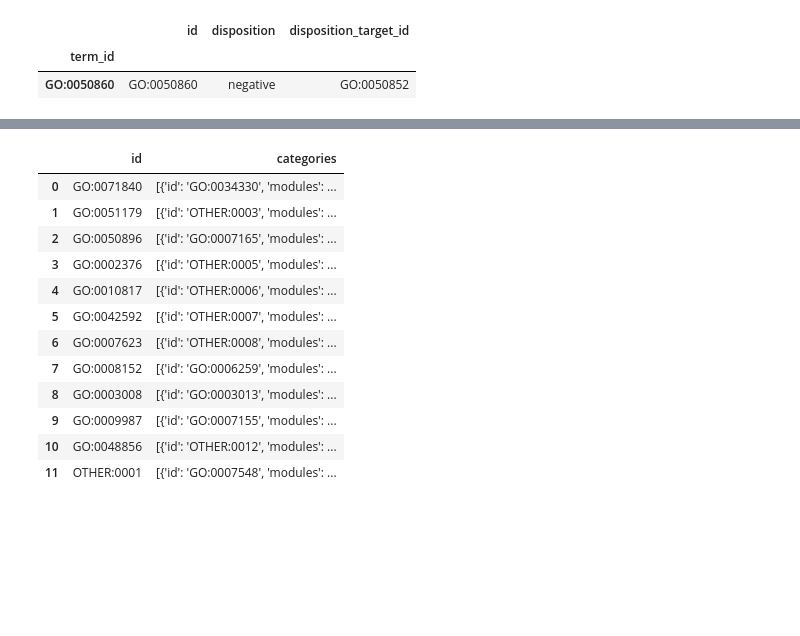
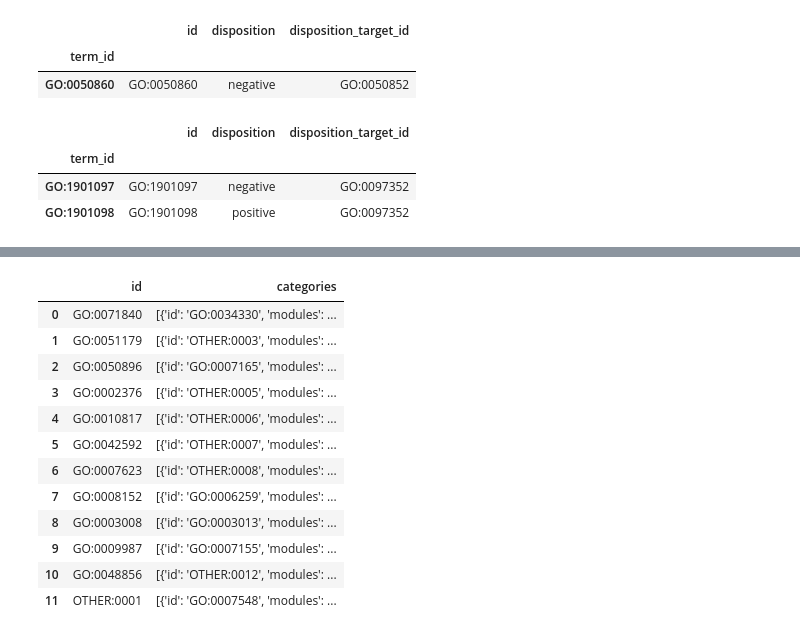
Before and after one commit to pantherdb/bpmodules-site, a Jupyter notebook: loader/playground.ipynb, the cells around one changed output, grey strips where cells are left out. Saved outputs shown, nothing was run; the diff lists cells and outputs as text; code cells hidden in the pictures; blank space fills up the shorter version.

```diff
--- a/loader/playground.ipynb
+++ b/loader/playground.ipynb
@@ -59,6 +59,20 @@ c
 |  | id | disposition | disposition_target_id |
 | term_id |  |  |  |
 | GO:0050860 | GO:0050860 | negative | GO:0050852 |
+# %%
+term_dispositions_df = pd.read_json(term_dispositions_fp)
+term_dispositions_df = term_dispositions_df.set_index('term_id', drop=False)
+term_dispositions_df = term_dispositions_df.rename(columns={'term_id': 'id', 'affected_term_id': 'disposition_target_id'})
+
+term_dispositions_df
+
+c = term_dispositions_df[term_dispositions_df["disposition_target_id"]=="GO:0097352"]
+c
+# %% [output]
+|  | id | disposition | disposition_target_id |
+| term_id |  |  |  |
+| GO:1901097 | GO:1901097 | negative | GO:0097352 |
+| GO:1901098 | GO:1901098 | positive | GO:0097352 |
 # %%
 genes_df = pd.read_json(genes_fp, dtype={'taxon_id':str})
 genes_df = genes_df.set_index('gene', drop=False)
```
Also changed, not shown: parts of 9 cells of this notebook, 14 other files.
